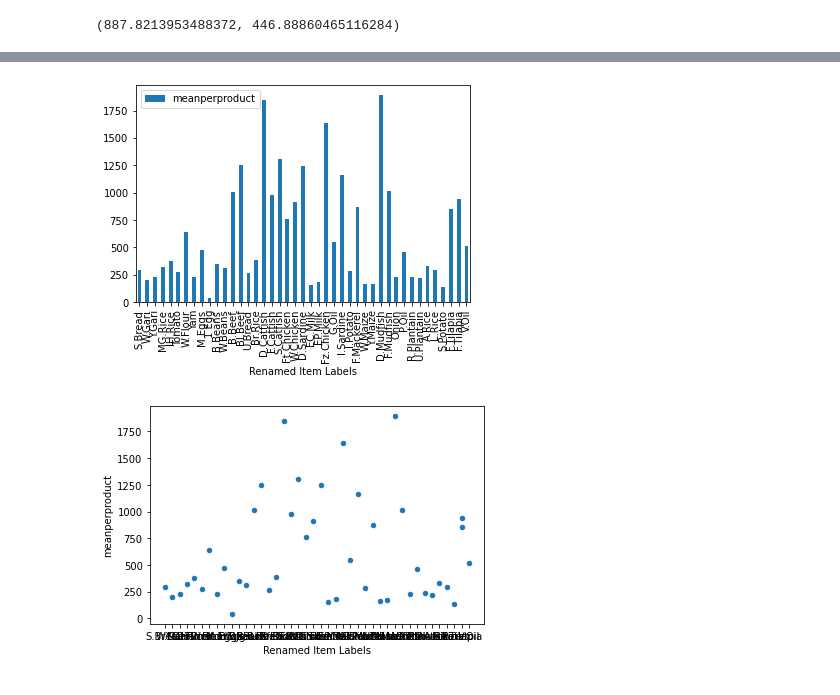
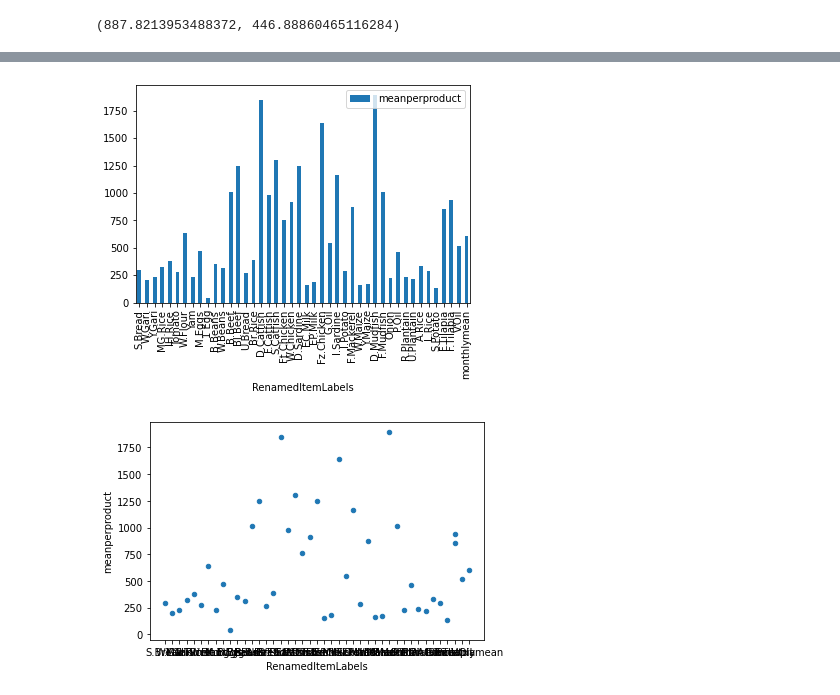
Before and after one commit to Belafrio/jenga-project, a Jupyter notebook: Foundations in Data Science Project.ipynb, the cells around one changed output, grey strips where cells are left out. Cells and saved outputs as stored; diff of their text form; code cells hidden in the pictures.

```diff
--- a/Foundations in Data Science Project.ipynb
+++ b/Foundations in Data Science Project.ipynb
@@ -116,13 +116,15 @@ Name: Highest, dtype: int64
 # %%
 # a plot to see the average price per food item and the spread
 # first get the average per food item across the months.
 fp["meanperproduct"]=fp.iloc[:,2:42].mean(axis=1)
-fp["meanperproduct"].head(5)
+fp.loc[43] = fp.mean()
+fp["RenamedItemLabels"] = fp["RenamedItemLabels"].fillna("monthlymean")
+fp.tail(5)
 fp.to_csv("foodprices.csv",index=False)
-fp.plot(kind='bar',x='Renamed Item Labels',y='meanperproduct')
-fp.plot(kind='scatter',x='Renamed Item Labels',y='meanperproduct')
+fp.plot(kind="bar",x="RenamedItemLabels",y="meanperproduct")
+fp.plot(kind="scatter",x="RenamedItemLabels",y="meanperproduct")
 plt.show()
 # %% [output]
-[figure, old version]
+[figure, new version]
-[figure, old version]
+[figure, new version]
 # %%
```
Also changed, not shown: parts of 8 cells of this notebook.
